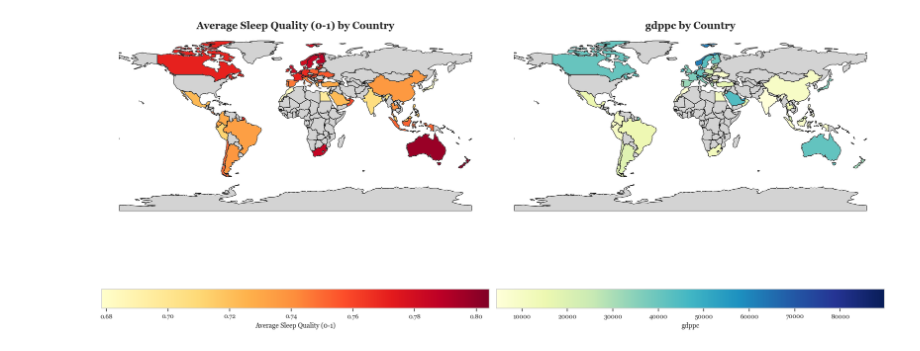
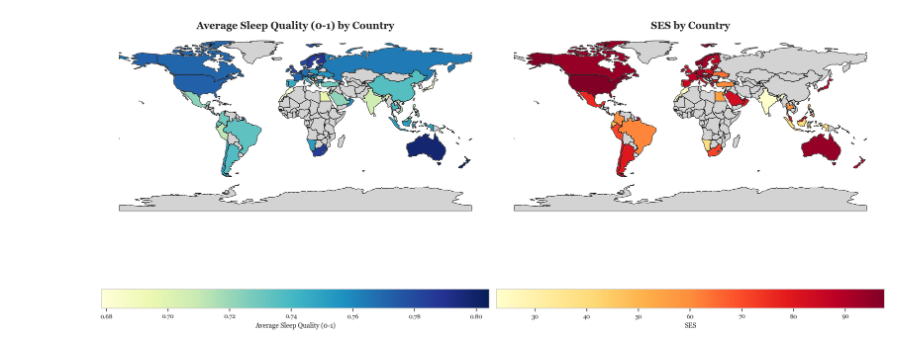
Before and after one commit to matthew-vaught/cogs9-project, a Jupyter notebook: geo.ipynb, the cells around one changed output. Saved outputs shown, nothing was run; the diff lists cells and outputs as text; code cells hidden in the pictures.

Commit message:
scatter stuff

```diff
--- a/geo.ipynb
+++ b/geo.ipynb
@@ -39,7 +39,7 @@ def make_choropleths(df, country_col, col1, col2, shapefile_path):
             ax=ax[i],
             legend=True,
             legend_kwds={'label': column, 'orientation': "horizontal"},
-            cmap='YlGnBu' if i else 'YlOrRd',
+            cmap='YlOrRd' if i else 'YlGnBu',
             missing_kwds={"color": "lightgrey", "label": "No data"}
         )
         ax[i].set_title(f"{column} by Country", fontsize=18, fontweight='bold')
@@ -63,3 +62,0 @@ merged_df.head()
-# %%
-merged_df = merged_df.rename(columns={'Unnamed: 0' : 'Country'})
-merged_df
@@ -84,4 +63,4 @@ merged_df
 # %%
-make_choropleths(merged_df, 'Country', 'Average Sleep Quality (0-1)', 'gdppc', shapefile_path)
+make_choropleths(merged_df, 'Name', 'Average Sleep Quality (0-1)', 'SES', shapefile_path)
 # %% [output]
-[figure, old version]
+[figure, new version]
```
Also changed, not shown: parts of 4 cells of this notebook.
